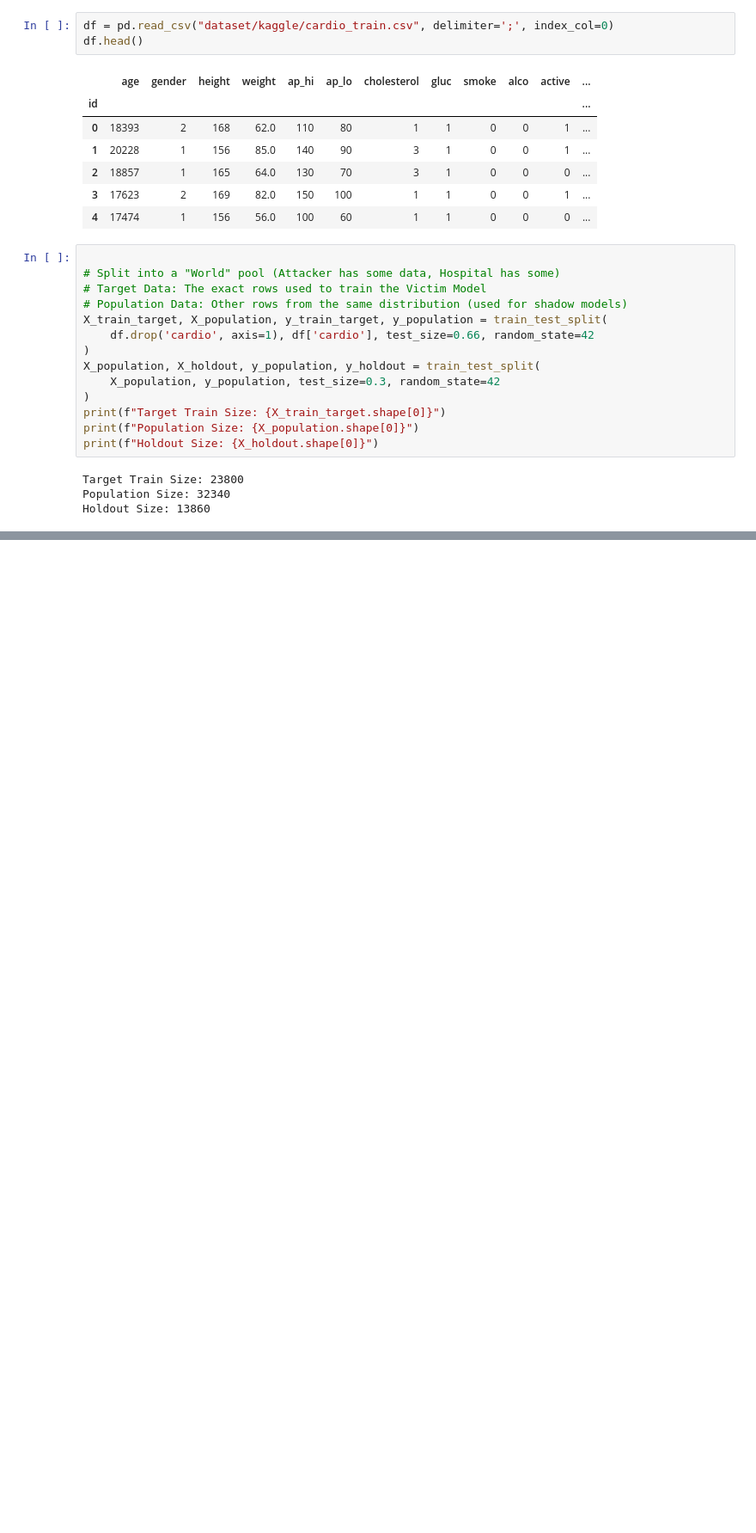
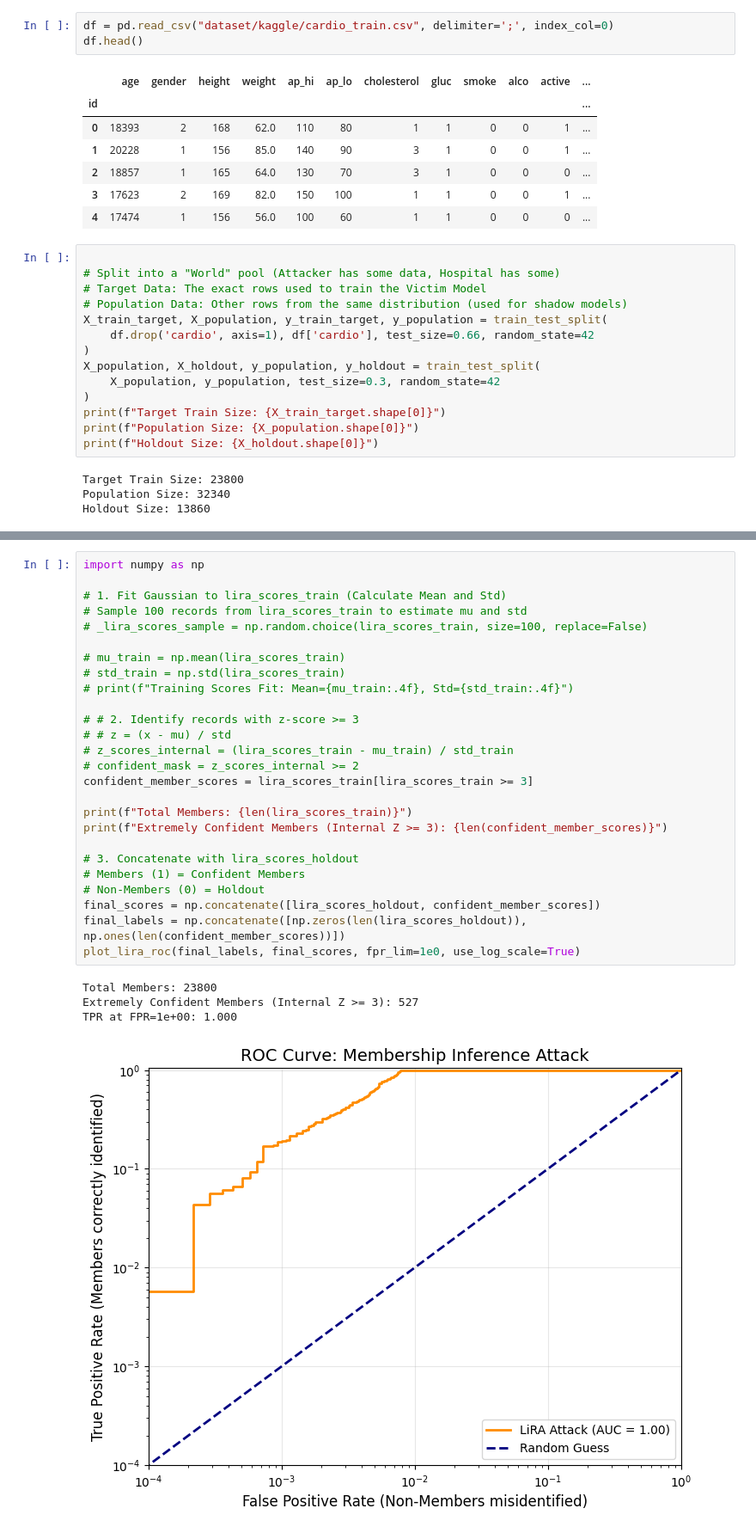
Before and after one commit to chauanphu/MIA-CVD, a Jupyter notebook: LiRA.ipynb, the cells around one changed output, grey strips where cells are left out. Shown at 86% size. Saved outputs shown, nothing was run; the diff lists cells and outputs as text; blank space fills up the shorter version.

```diff
--- a/LiRA.ipynb
+++ b/LiRA.ipynb
@@ -295,0 +334,31 @@ LiRA Attack AUC: 0.67
+# %%
+import numpy as np
+
+# 1. Fit Gaussian to lira_scores_train (Calculate Mean and Std)
+# Sample 100 records from lira_scores_train to estimate mu and std
+# _lira_scores_sample = np.random.choice(lira_scores_train, size=100, replace=False)
+
+# mu_train = np.mean(lira_scores_train)
+# std_train = np.std(lira_scores_train)
+# print(f"Training Scores Fit: Mean={mu_train:.4f}, Std={std_train:.4f}")
+
+# # 2. Identify records with z-score >= 3
+# # z = (x - mu) / std
+# z_scores_internal = (lira_scores_train - mu_train) / std_train
+# confident_mask = z_scores_internal >= 2
+confident_member_scores = lira_scores_train[lira_scores_train >= 3]
+
+print(f"Total Members: {len(lira_scores_train)}")
+print(f"Extremely Confident Members (Internal Z >= 3): {len(confident_member_scores)}")
+
+# 3. Concatenate with lira_scores_holdout
+# Members (1) = Confident Members
+# Non-Members (0) = Holdout
+final_scores = np.concatenate([lira_scores_holdout, confident_member_scores])
+final_labels = np.concatenate([np.zeros(len(lira_scores_holdout)), np.ones(len(confident_member_scores))])
+plot_lira_roc(final_labels, final_scores, fpr_lim=1e0, use_log_scale=True)
+# %% [output]
+Total Members: 23800
+Extremely Confident Members (Internal Z >= 3): 527
+TPR at FPR=1e+00: 1.000
+[figure, added]
```
Also changed, not shown: parts of 12 cells of this notebook, 1 other file.
